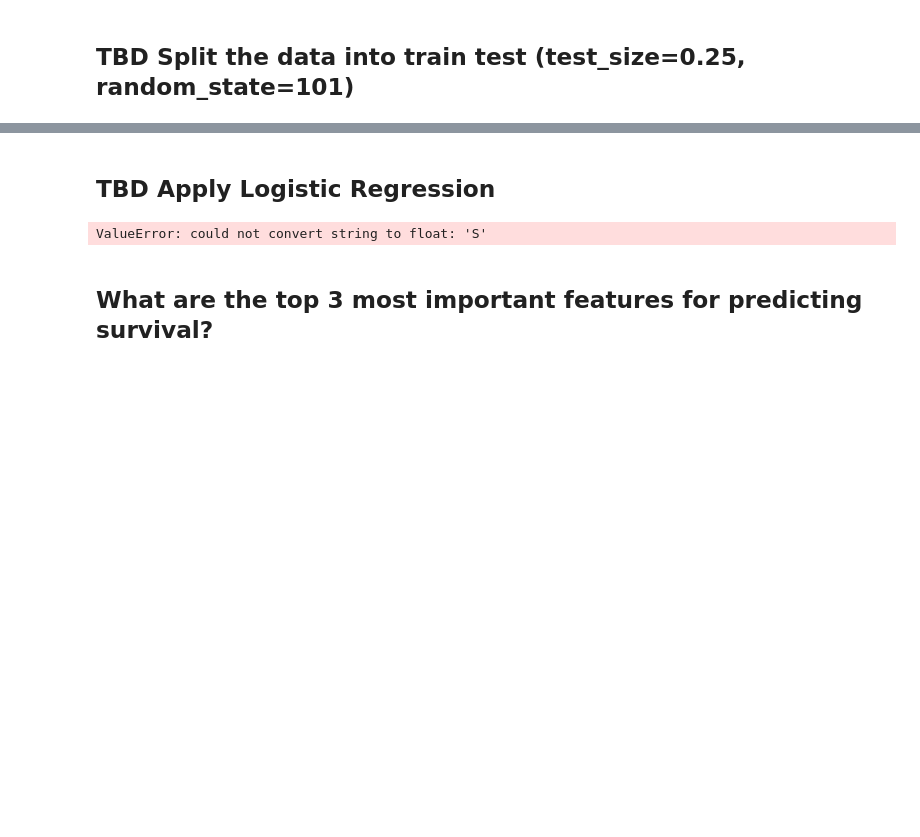
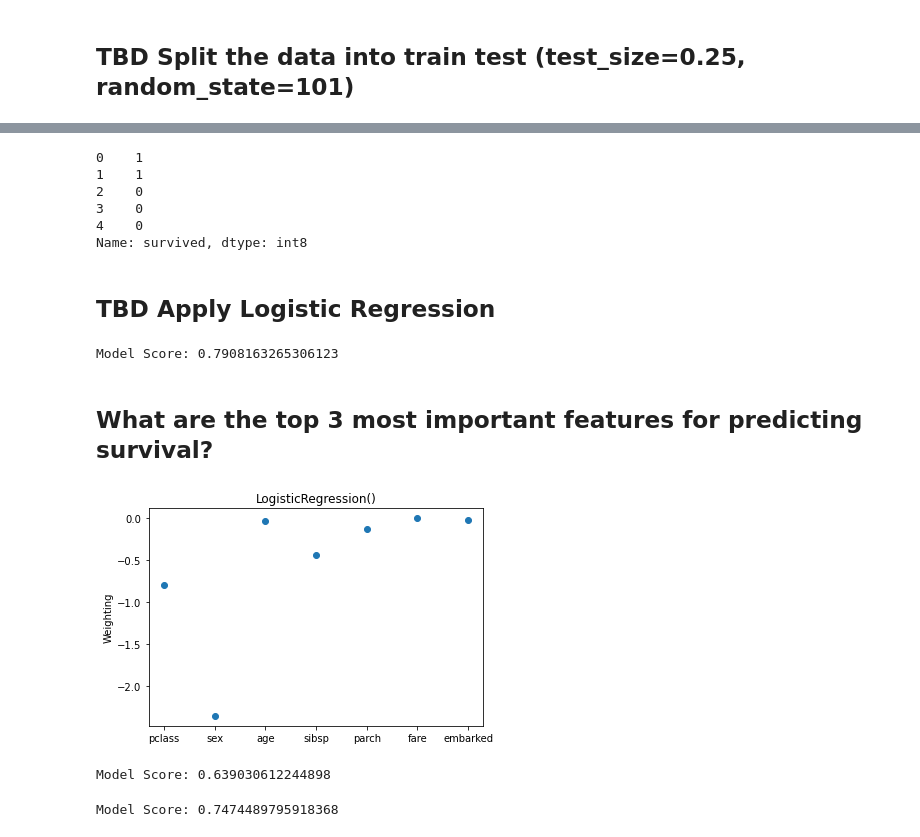
Before and after one commit to dchipping/pml, a Jupyter notebook: course/Problem028_MLReady/028.ipynb, the cells around one changed output, grey strips where cells are left out. Drawn from its saved outputs; the diff is of its cells as text; code cells hidden in the pictures; blank space fills up the shorter version.

```diff
--- a/course/Problem028_MLReady/028.ipynb
+++ b/course/Problem028_MLReady/028.ipynb
@@ -81,3 +99,6 @@ def titanic_cleaner(df):
     return df.dropna()
 
 #TBD Using above 2 naive cleaner functions clean the titanic dataframe
+df = cleaner(df)
+df = titanic_cleaner(df)
+df.head(5)
@@ -92,0 +128,9 @@ X_train, X_test, Y_train, Y_test = train_test_split(X, Y, train_size=0.25, rando
+# %%
+Y.head(5)
+# %% [output]
+0    1
+1    1
+2    0
+3    0
+4    0
+Name: survived, dtype: int8
@@ -93,18 +139,47 @@ X_train, X_test, Y_train, Y_test = train_test_split(X, Y, train_size=0.25, rando
 # %% [markdown]
 ## TBD Apply Logistic Regression
 # %%
-from sklearn.model_selection import train_test_split
 from sklearn.linear_model import LogisticRegression
-from sklearn.neighbors import KNeighborsClassifier
 from sklearn.metrics import accuracy_score
 
-model = LogisticRegression()
-model.fit(X_train, Y_train)
+def run_model(model):
+    model.fit(X_train, Y_train)
 
-Y_hat = model.predict(X_test)
-#TBD Accuracy Score on test set
-print('Model Score: ' + str(accuracy_score(Y_test, Y_hat)))
+    Y_hat = model.predict(X_test)
+    #TBD Accuracy Score on test set
+    print('Model Score: ' + str(accuracy_score(Y_test, Y_hat)))
+
+lr = LogisticRegression()
+run_model(lr)
 # %% [output]
-ValueError: could not convert string to float: 'S'
+Model Score: 0.7908163265306123
 # %% [markdown]
 ## What are the top 3 most important features for predicting survival?
+# %%
+def feature_strength(model):
+    a = X.columns.to_numpy()
+    b = model.coef_[0]
+
+    import matplotlib.pyplot as plt
+    plt.scatter(a, b)
+    plt.title(model)
+    plt.ylabel('Weighting')
+    plt.show()
+# %%
+feature_strength(lr)
+# %% [output]
+[figure, added]
+# %%
+# K Nearest Neighbours
+from sklearn.neighbors import KNeighborsClassifier
+knn = KNeighborsClassifier()
+run_model(knn)
+# %% [output]
+Model Score: 0.639030612244898
+# %%
+# Random Forest
+from sklearn.ensemble import RandomForestClassifier
+rfc = RandomForestClassifier()
+run_model(rfc)
+# %% [output]
+Model Score: 0.7474489795918368
```
Also changed, not shown: parts of 10 cells of this notebook, 1 other file.
